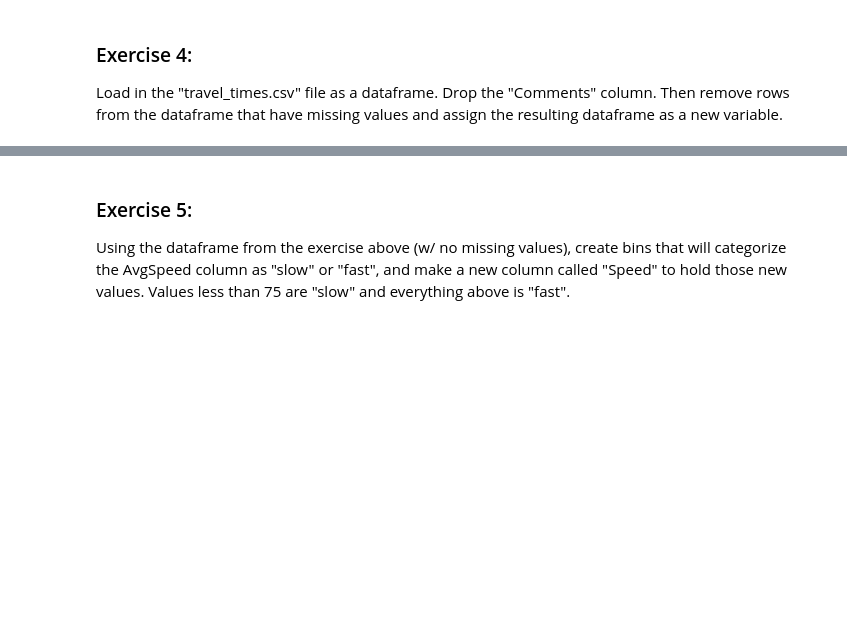
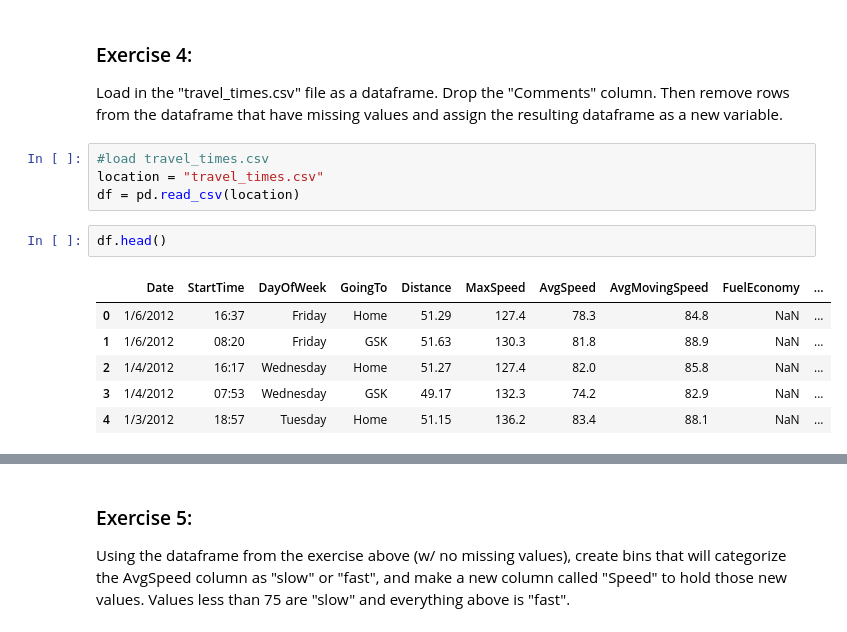
Before and after one commit to Emmy18github/DataAnalytics, a Jupyter notebook: Mod3Exercises.ipynb, the cells around one changed output, grey strips where cells are left out. Drawn from its saved outputs; the diff is of its cells as text; blank space fills up the shorter version.

```diff
--- a/Mod3Exercises.ipynb
+++ b/Mod3Exercises.ipynb
@@ -77,3 +99,16 @@ df.loc[df['grade'] == 100, 'grade'] = 103
 ### Exercise 4:
 
 Load in the "travel_times.csv" file as a dataframe. Drop the "Comments" column. Then remove rows from the dataframe that have missing values and assign the resulting dataframe as a new variable.
+# %%
+#load travel_times.csv
+location = "travel_times.csv"
+df = pd.read_csv(location)
+# %%
+df.head()
+# %% [output]
+|  | Date | StartTime | DayOfWeek | GoingTo | Distance | MaxSpeed | AvgSpeed | AvgMovingSpeed | FuelEconomy | ... |
+| 0 | 1/6/2012 | 16:37 | Friday | Home | 51.29 | 127.4 | 78.3 | 84.8 | NaN | ... |
+| 1 | 1/6/2012 | 08:20 | Friday | GSK | 51.63 | 130.3 | 81.8 | 88.9 | NaN | ... |
+| 2 | 1/4/2012 | 16:17 | Wednesday | Home | 51.27 | 127.4 | 82.0 | 85.8 | NaN | ... |
+| 3 | 1/4/2012 | 07:53 | Wednesday | GSK | 49.17 | 132.3 | 74.2 | 82.9 | NaN | ... |
+| 4 | 1/3/2012 | 18:57 | Tuesday | Home | 51.15 | 136.2 | 83.4 | 88.1 | NaN | ... |
```
Also changed, not shown: parts of 9 cells of this notebook.
